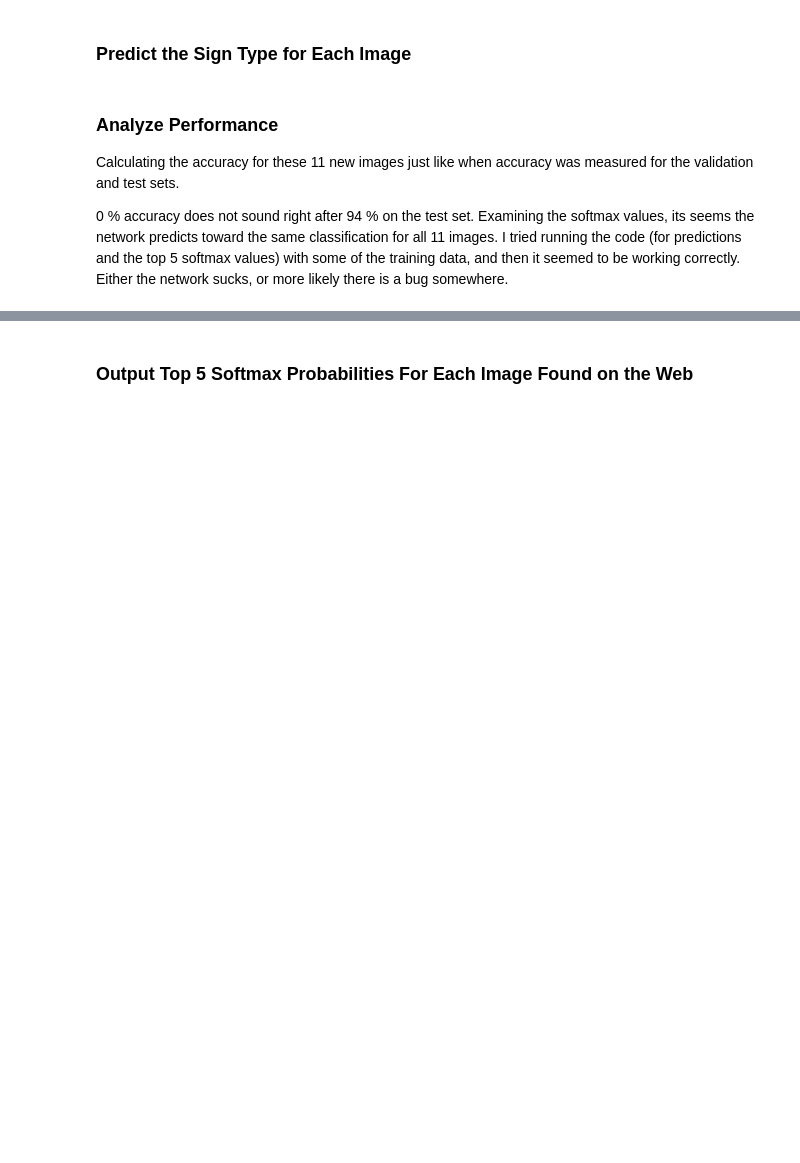
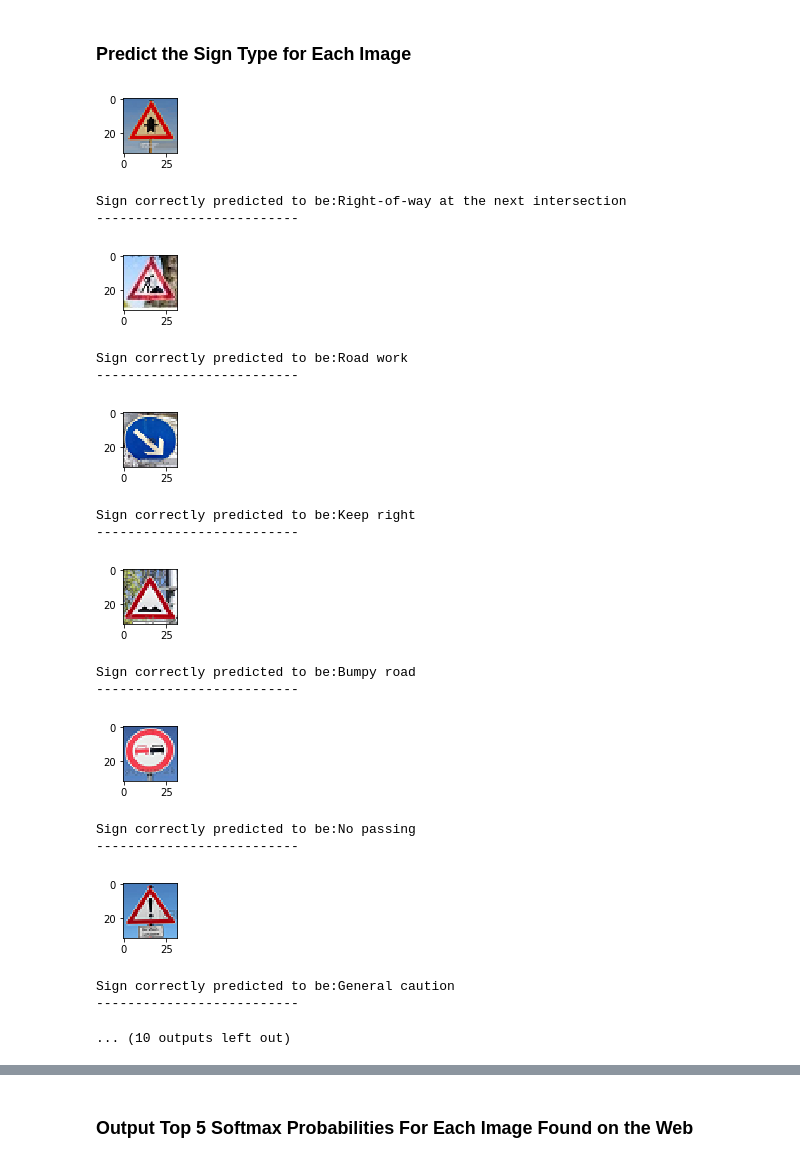
Before and after one commit to Moghan/CarND-Traffic-Sign-Classifier-Project, a Jupyter notebook: Traffic_Sign_Classifier.ipynb, the cells around one changed output, grey strips where cells are left out. Drawn from its saved outputs; the diff is of its cells as text; code cells hidden in the pictures; blank space fills up the shorter version.

```diff
--- a/Traffic_Sign_Classifier.ipynb
+++ b/Traffic_Sign_Classifier.ipynb
@@ -59,7 +45,7 @@ Complete the basic data summary below. Use python, numpy and/or pandas methods t
 n_train = len(X_train)
 
 # TODO: Number of testing examples.
-n_test = len(X_train)
+n_test = len(X_test)
 
 # TODO: What's the shape of an traffic sign image?
 image_shape = X_train[0].shape
@@ -73,7 +59,5 @@ print("Number of testing examples =", n_test)
 print("Image data shape =", image_shape)
 print("Train set shape =", train_shape)
 print("Number of classes =", n_classes)
-for i in range(5):
-    print(y_test[i])
 # %% [output]
 Number of training examples = 39209
@@ -426,35 +320,29 @@ def LeNet(x):
     return logits
 # %%
 # features and labels
-x = tf.placeholder(tf.float32, (None, 32, 32, 3))
+x = tf.placeholder(tf.float32, (None, 32, 32, 1))
 y = tf.placeholder(tf.int32, (None))
 one_hot_y = tf.one_hot(y, n_classes)
-print("Number of classes =", n_classes)
+keep_prob = tf.placeholder(tf.float32)
+
 
 # training pipeline
 rate = 0.0001
-keep_prob = tf.placeholder(tf.float32) # probability to keep units
 
 logits = LeNet(x)
 cross_entropy = tf.nn.softmax_cross_entropy_with_logits(logits, one_hot_y)
 loss_operation = tf.reduce_mean(cross_entropy)
 optimizer = tf.train.AdamOptimizer(learning_rate = rate)
 training_operation = optimizer.minimize(loss_operation)
-print("done")
-
 
 # model evaluation
 correct_prediction = tf.equal(tf.argmax(logits, 1), tf.argmax(one_hot_y, 1))
 accuracy_operation = tf.reduce_mean(tf.cast(correct_prediction, tf.float32))
+prediction = tf.argmax(logits,1)
+softmax = tf.nn.softmax(logits)
+top_5 = tf.nn.top_k(softmax, 5)
 
-# prediction
-prediction = tf.argmax(logits,1)
-
-softmax = tf.nn.softmax(logits)
-
-# labels = tf.argmax(one_hot_y, 1)
-topFiver = tf.nn.top_k(softmax, 5)
-
+# store trained NN
 saver = tf.train.Saver()
 
 def predict(X_data):
@@ -472,12 +360,12 @@ def evaluate(X_data, y_data):
         total_accuracy += (accuracy * len(batch_x))
     return total_accuracy / num_examples
 
-def top_5(x_data, y_data):
+def top_5_probs(x_data, y_data):
     sess = tf.get_default_session()
 
-    top_5_prob = sess.run(topFiver, feed_dict={x: x_data, keep_prob: 1.0})
+    probs = sess.run(top_5, feed_dict={x: x_data, keep_prob: 1.0})
 
-    return top_5_prob
+    return probs
 # %% [markdown]
 ### Train, Validate and Test the Model
 # %% [markdown]
@@ -557,30 +441,47 @@ plt.show()
 # %% [markdown]
 ### Predict the Sign Type for Each Image
 # %%
-### Run the predictions here and use the model to output the prediction for each image.
-### Make sure to pre-process the images with the same pre-processing pipeline used earlier.
-### Feel free to use as many code cells as needed.
+# The custom images have been converted from bmp to png and in that process the images was normalized.
+# I did not get around this (which are a little embarrasing).
+# Solved it by only going for grayscale on the custom images,
+# which means they have not passed the same pipeline as the traffic-signs-data images.
+# In the end they are not grey at all , but it works... :)
+X_c_prep = grayscale_dataset(X_c)
 
 with tf.Session() as sess:
     saver.restore(sess, tf.train.latest_checkpoint('.'))
 
-    predictions = predict(X_c)
+    predictions = predict(X_c_prep)
 
 for prediction, image, correct_class in zip(predictions, X_c, y_c):
     plt.figure(figsize=(1,1))
     img = image.squeeze()
     plt.imshow(img)
     plt.show()
     if prediction == correct_class:
         print("Sign correctly predicted to be:%s" % signnames[prediction])
     else:
         print("Sign mistaken to be:%s" % signnames[prediction])
         print("Correct class is:%s" % signnames[correct_class])
 
     print("--------------------------")
+# %% [output]
+[figure, added]
+Sign correctly predicted to be:Right-of-way at the next intersection
+--------------------------
+[figure, added]
+Sign correctly predicted to be:Road work
+--------------------------
+[figure, added]
+Sign correctly predicted to be:Keep right
+--------------------------
+[figure, added]
+Sign correctly predicted to be:Bumpy road
+--------------------------
+[figure, added]
+Sign correctly predicted to be:No passing
+--------------------------
+[figure, added]
+Sign correctly predicted to be:General caution
+--------------------------
+... (10 outputs left out)
-# %% [markdown]
-### Analyze Performance
-
-Calculating the accuracy for these 11 new images just like when accuracy was measured for the validation and test sets.
-
-0 % accuracy does not sound right after 94 % on the test set. Examining the softmax values, its seems the network predicts toward the same classification for all 11 images. I tried running the code (for predictions and the top 5 softmax values) with some of the training data, and then it seemed to be working correctly. Either the network sucks, or more likely there is a bug somewhere.
```
Also changed, not shown: parts of 18 cells of this notebook, 2 other files.
